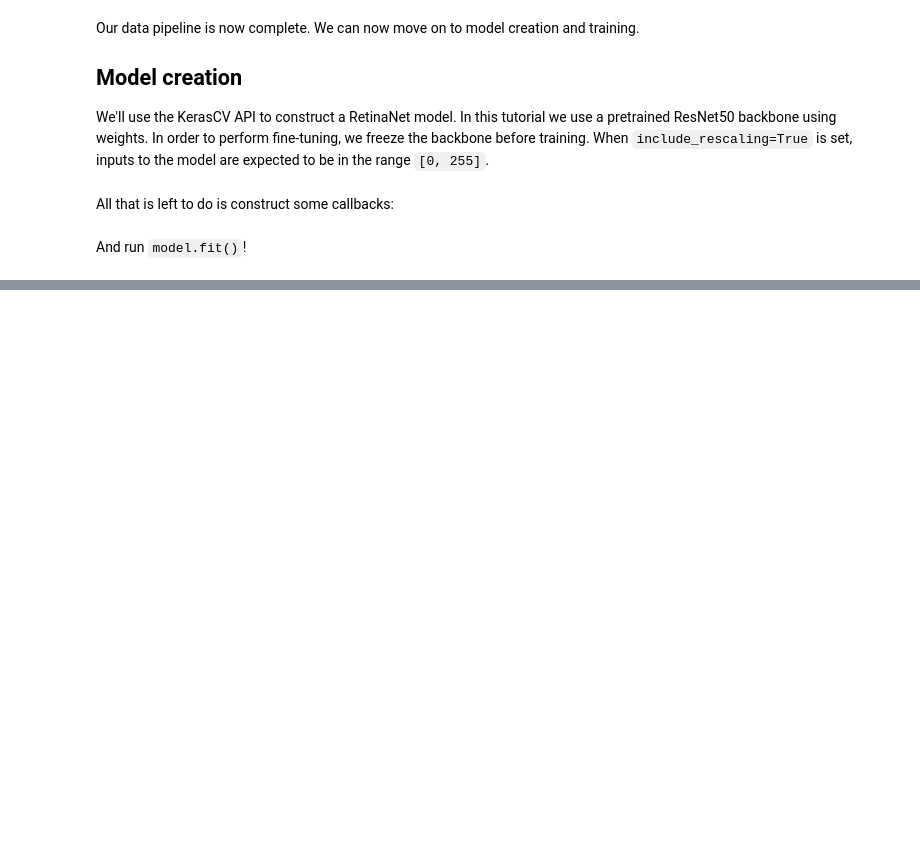
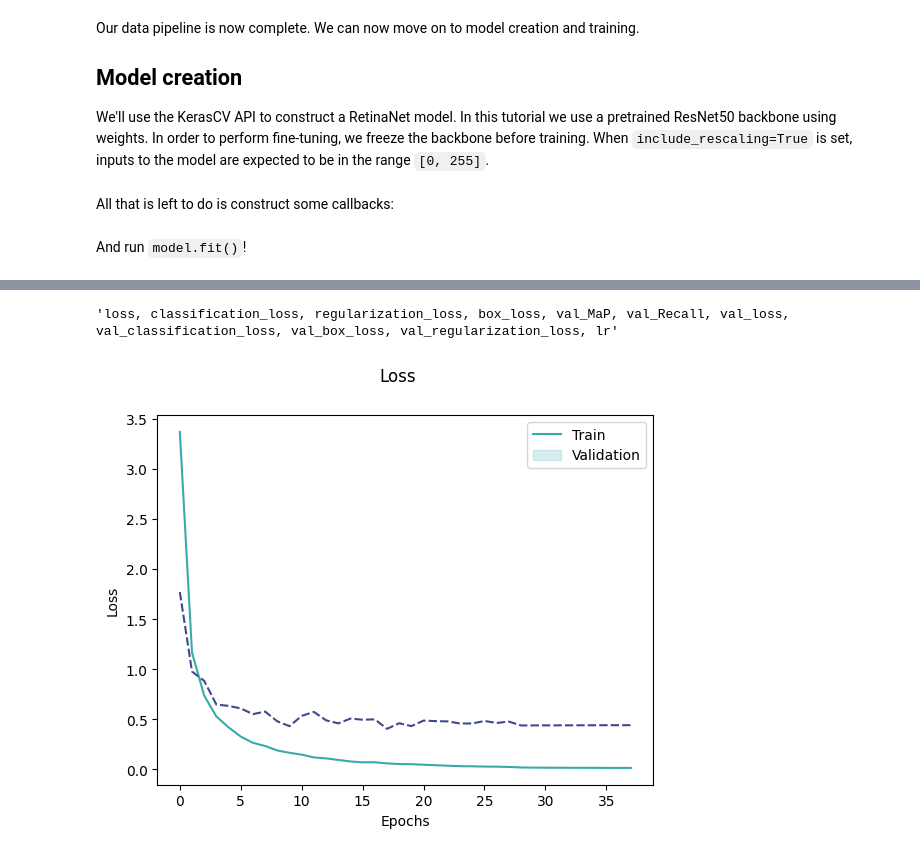
Before and after one commit to LukeWood/em-loader, a Jupyter notebook: notebooks/train.ipynb, the cells around one changed output, grey strips where cells are left out. Drawn from its saved outputs; the diff is of its cells as text; code cells hidden in the pictures; blank space fills up the shorter version.

Commit message:
Training notebook

```diff
--- a/notebooks/train.ipynb
+++ b/notebooks/train.ipynb
@@ -193,0 +239,4 @@ metrics_to_plot = {
+# %%
+', '.join(metrics.keys())
+# %% [output]
+'loss, classification_loss, regularization_loss, box_loss, val_MaP, val_Recall, val_loss, val_classification_loss, val_box_loss, val_regularization_loss, lr'
@@ -193,0 +245,11 @@ metrics_to_plot = {
+# %%
+metrics_to_plot = {
+    'Train': metrics['loss'],
+    'Validation': metrics['val_loss'],
+}
+
+plot_fn = functools.partial(line_plot, data=metrics_to_plot, title='Loss', xlabel='Epochs', ylabel='Loss')
+plot_fn(path=f'{artifacts_dir}/loss.png')
+plot_fn(show=True)
+# %% [output]
+[figure, added]
```
Also changed, not shown: parts of 13 cells of this notebook, 8 other files.
